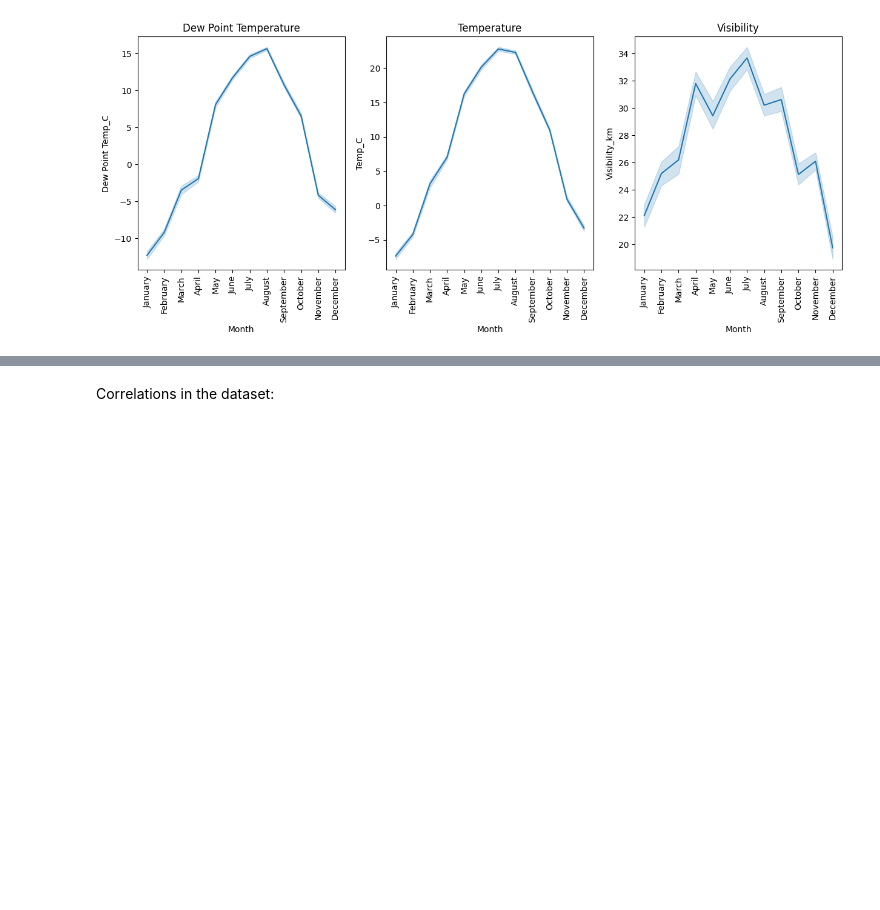
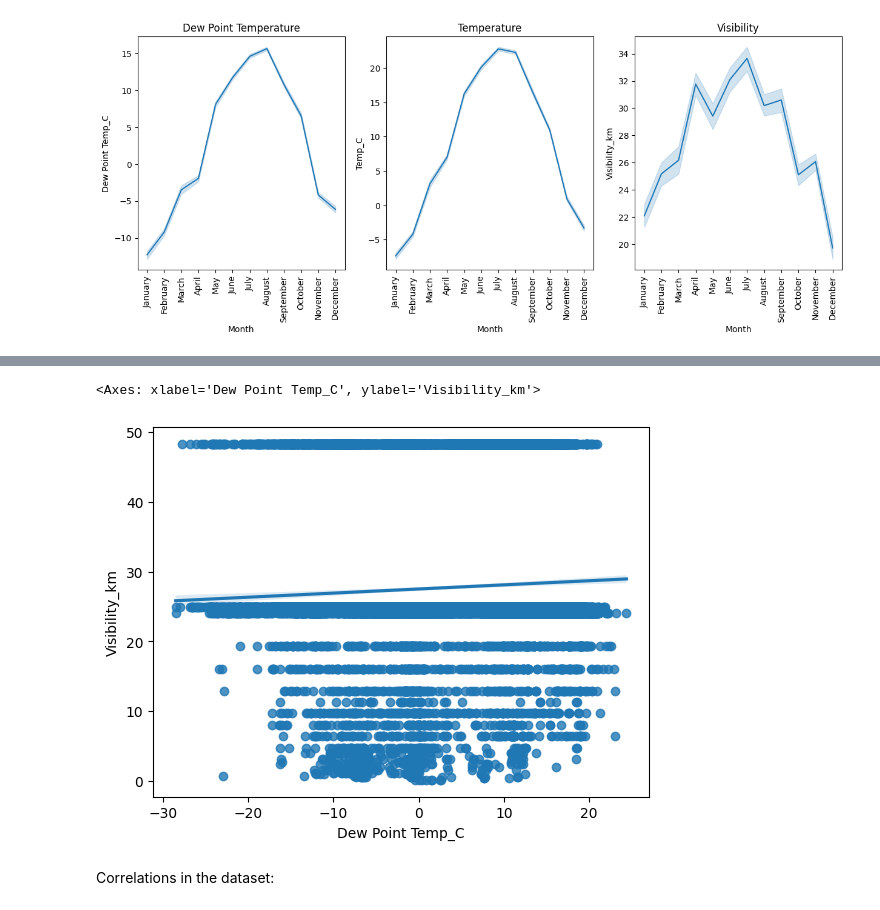
Before and after one commit to tony-nyagah/lux-academy, a Jupyter notebook: src/lux_academy/5-week-bootcamp/week-2/weather-data-eda.ipynb, the cells around one changed output, grey strips where cells are left out. Drawn from its saved outputs; the diff is of its cells as text; code cells hidden in the pictures; blank space fills up the shorter version.

```diff
--- a/src/lux_academy/5-week-bootcamp/week-2/weather-data-eda.ipynb
+++ b/src/lux_academy/5-week-bootcamp/week-2/weather-data-eda.ipynb
@@ -221,3 +227,9 @@ ax[2].set_title("Visibility");
+# %%
+# Draw a regplot for dew point temperature and visibility
+sns.regplot(x=data["Dew Point Temp_C"], y=data["Visibility_km"])
+# %% [output]
+<Axes: xlabel='Dew Point Temp_C', ylabel='Visibility_km'>
+[figure, added]
 # %% [markdown]
 Correlations in the dataset:
 # %%
```
Also changed, not shown: parts of 2 cells of this notebook, 1 other file.
